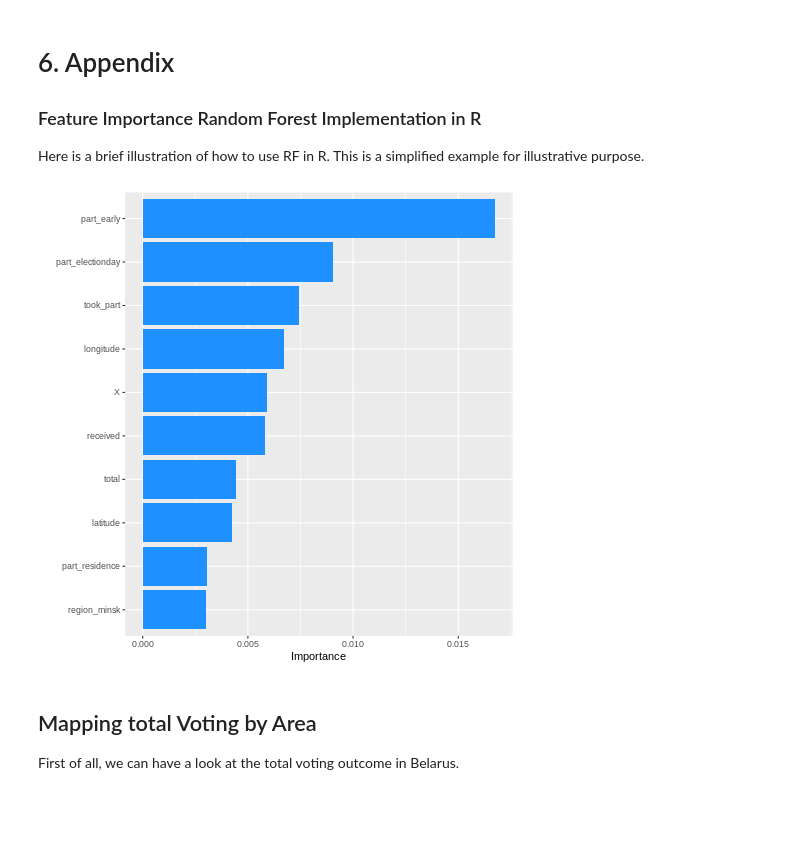
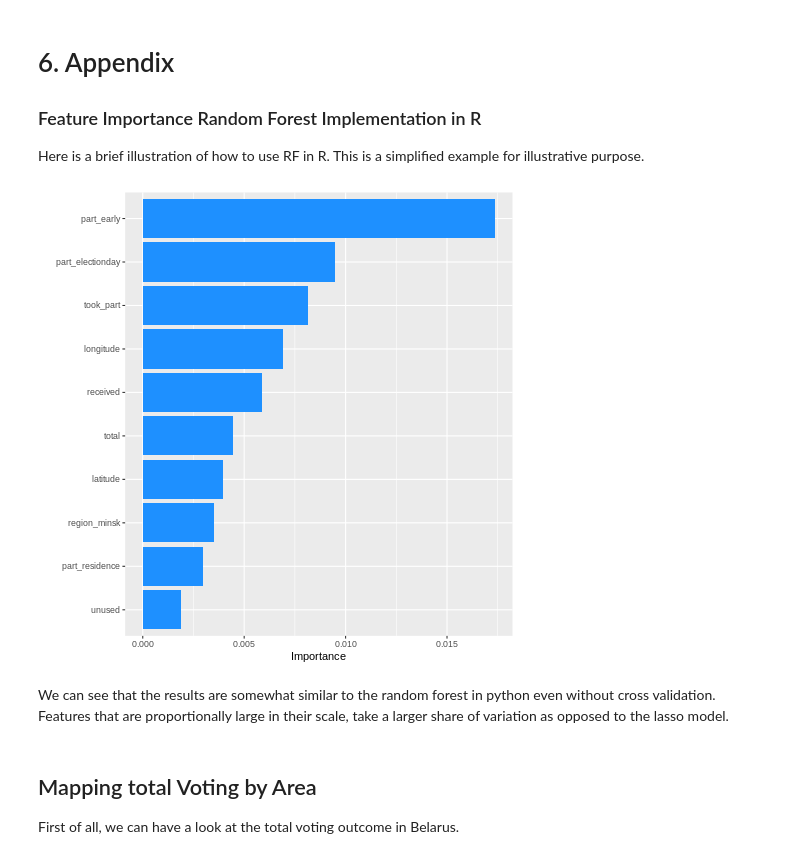
Before and after one commit to danielsaggau/Elections-Belarus, a Jupyter notebook: ML_Elections_R.ipynb, the cells around one changed output. Drawn from its saved outputs; the diff is of its cells as text; code cells hidden in the pictures; blank space fills up the shorter version.

```diff
--- a/ML_Elections_R.ipynb
+++ b/ML_Elections_R.ipynb
@@ -1052,12 +870,16 @@ library(ranger)
 # %%
 %%R
 data = read.csv("df_merge_lasso.csv")
+data = select(data, -c("X"))
 rfo <- ranger(lukashenko_share ~ ., data = data, importance = "permutation")
 vi_rfo <- rfo$variable.importance
 vi_rfo
 vip(rfo, width = 0.5, aesthetics = list(fill = "dodgerblue"))
 # %% [output]
-[figure, old version]
+[figure, new version]
+# %% [markdown]
+We can see that the results are somewhat similar to the random forest in python even without cross validation.
+Features that are proportionally large in their scale, take a larger share of variation as opposed to the lasso model.
 # %% [markdown]
 ## Mapping total Voting by Area
 
```
Also changed, not shown: parts of 31 cells of this notebook.
